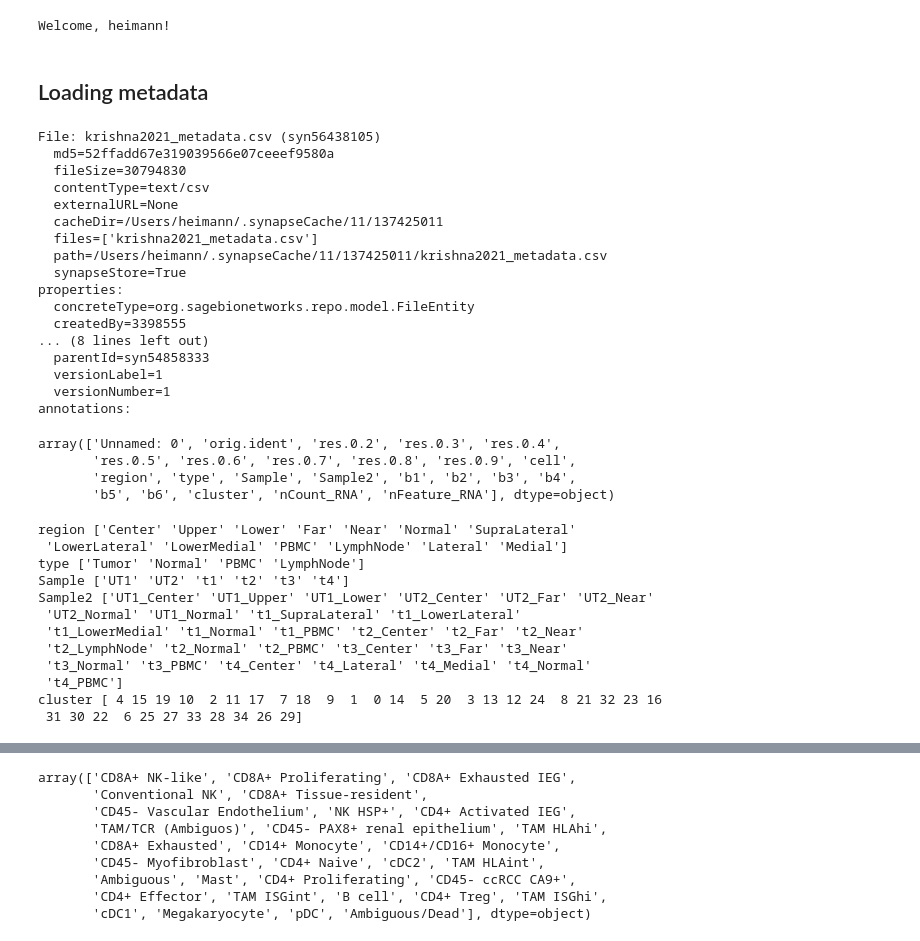
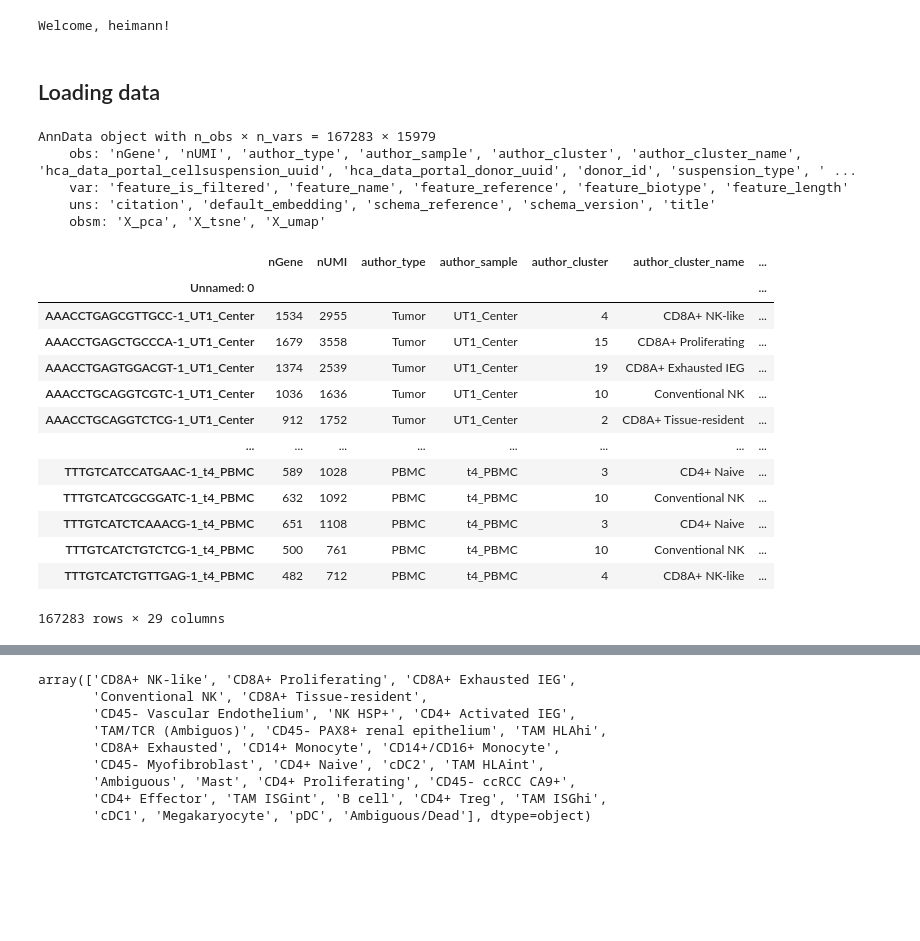
Before and after one commit to CRI-iAtlas/scRNAseq-dev, a Jupyter notebook: Krishna_2021/krishna_data_prep.ipynb, the cells around one changed output, grey strips where cells are left out. Cells and saved outputs as stored; diff of their text form; code cells hidden in the pictures; blank space fills up the shorter version.

```diff
--- a/Krishna_2021/krishna_data_prep.ipynb
+++ b/Krishna_2021/krishna_data_prep.ipynb
@@ -16,55 +14,31 @@ syn.login()
 # %% [output]
 Welcome, heimann!
 # %% [markdown]
-## Loading metadata
+## Loading data
-# %%
-#Load metadata
-
-#metadata extracted from Seurat file
-entity = syn.get('syn56438105')
-print(entity)
-metadata = pd.read_csv(entity.path)
-
-metadata.columns.values
-# %% [output]
-File: krishna2021_metadata.csv (syn56438105)
-  md5=52ffadd67e319039566e07ceeef9580a
-  fileSize=30794830
-  contentType=text/csv
-  externalURL=None
-  cacheDir=/Users/heimann/.synapseCache/11/137425011
-  files=['krishna2021_metadata.csv']
-  path=/Users/heimann/.synapseCache/11/137425011/krishna2021_metadata.csv
-  synapseStore=True
-properties:
-  concreteType=org.sagebionetworks.repo.model.FileEntity
-  createdBy=3398555
-... (8 lines left out)
-  parentId=syn54858333
-  versionLabel=1
-  versionNumber=1
-annotations:
-array(['Unnamed: 0', 'orig.ident', 'res.0.2', 'res.0.3', 'res.0.4',
-       'res.0.5', 'res.0.6', 'res.0.7', 'res.0.8', 'res.0.9', 'cell',
-       'region', 'type', 'Sample', 'Sample2', 'b1', 'b2', 'b3', 'b4',
-       'b5', 'b6', 'cluster', 'nCount_RNA', 'nFeature_RNA'], dtype=object)
-# %%
-# Some annotation in obs seem to be clinical annotation
-print("region", metadata["region"].unique())
-print("type", metadata["type"].unique())
-print("Sample", metadata["Sample"].unique())
-print("Sample2", metadata["Sample2"].unique())
-print("cluster", metadata["cluster"].unique())
-# %% [output]
-region ['Center' 'Upper' 'Lower' 'Far' 'Near' 'Normal' 'SupraLateral'
- 'LowerLateral' 'LowerMedial' 'PBMC' 'LymphNode' 'Lateral' 'Medial']
-type ['Tumor' 'Normal' 'PBMC' 'LymphNode']
-Sample ['UT1' 'UT2' 't1' 't2' 't3' 't4']
-Sample2 ['UT1_Center' 'UT1_Upper' 'UT1_Lower' 'UT2_Center' 'UT2_Far' 'UT2_Near'
- 'UT2_Normal' 'UT1_Normal' 't1_SupraLateral' 't1_LowerLateral'
- 't1_LowerMedial' 't1_Normal' 't1_PBMC' 't2_Center' 't2_Far' 't2_Near'
- 't2_LymphNode' 't2_Normal' 't2_PBMC' 't3_Center' 't3_Far' 't3_Near'
- 't3_Normal' 't3_PBMC' 't4_Center' 't4_Lateral' 't4_Medial' 't4_Normal'
- 't4_PBMC']
-cluster [ 4 15 19 10  2 11 17  7 18  9  1  0 14  5 20  3 13 12 24  8 21 32 23 16
- 31 30 22  6 25 27 33 28 34 26 29]
+# %%
+entity = syn.get('syn61363151')
+adata = sc.read_h5ad(entity.path)
+adata
+# %% [output]
+AnnData object with n_obs × n_vars = 167283 × 15979
+    obs: 'nGene', 'nUMI', 'author_type', 'author_sample', 'author_cluster', 'author_cluster_name', 'hca_data_portal_cellsuspension_uuid', 'hca_data_portal_donor_uuid', 'donor_id', 'suspension_type', ' ...
+    var: 'feature_is_filtered', 'feature_name', 'feature_reference', 'feature_biotype', 'feature_length'
+    uns: 'citation', 'default_embedding', 'schema_reference', 'schema_version', 'title'
+    obsm: 'X_pca', 'X_tsne', 'X_umap'
+# %%
+adata.obs
+# %% [output]
+|  | nGene | nUMI | author_type | author_sample | author_cluster | author_cluster_name | ... |
+| Unnamed: 0 |  |  |  |  |  |  | ... |
+| AAACCTGAGCGTTGCC-1_UT1_Center | 1534 | 2955 | Tumor | UT1_Center | 4 | CD8A+ NK-like | ... |
+| AAACCTGAGCTGCCCA-1_UT1_Center | 1679 | 3558 | Tumor | UT1_Center | 15 | CD8A+ Proliferating | ... |
+| AAACCTGAGTGGACGT-1_UT1_Center | 1374 | 2539 | Tumor | UT1_Center | 19 | CD8A+ Exhausted IEG | ... |
+| AAACCTGCAGGTCGTC-1_UT1_Center | 1036 | 1636 | Tumor | UT1_Center | 10 | Conventional NK | ... |
+| AAACCTGCAGGTCTCG-1_UT1_Center | 912 | 1752 | Tumor | UT1_Center | 2 | CD8A+ Tissue-resident | ... |
+| ... | ... | ... | ... | ... | ... | ... | ... |
+| TTTGTCATCCATGAAC-1_t4_PBMC | 589 | 1028 | PBMC | t4_PBMC | 3 | CD4+ Naive | ... |
+| TTTGTCATCGCGGATC-1_t4_PBMC | 632 | 1092 | PBMC | t4_PBMC | 10 | Conventional NK | ... |
+| TTTGTCATCTCAAACG-1_t4_PBMC | 651 | 1108 | PBMC | t4_PBMC | 3 | CD4+ Naive | ... |
+| TTTGTCATCTGTCTCG-1_t4_PBMC | 500 | 761 | PBMC | t4_PBMC | 10 | Conventional NK | ... |
+| TTTGTCATCTGTTGAG-1_t4_PBMC | 482 | 712 | PBMC | t4_PBMC | 4 | CD8A+ NK-like | ... |
+167283 rows × 29 columns
```
Also changed, not shown: parts of 24 cells of this notebook, 1 other file.
